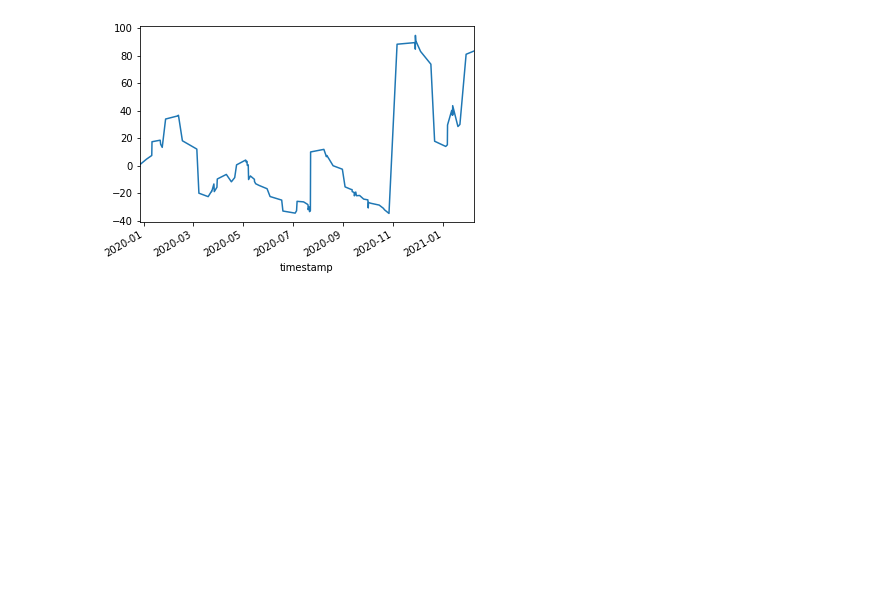
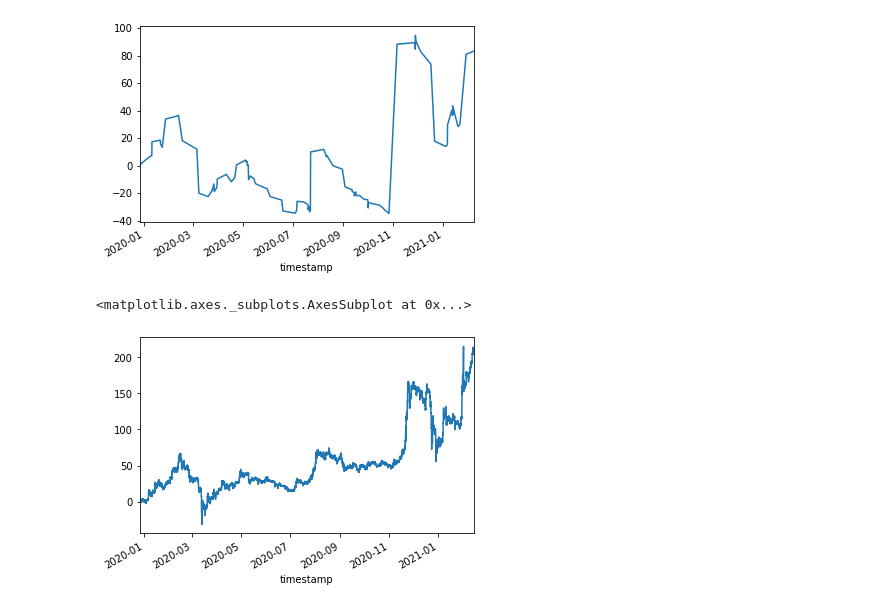
Before and after one commit to giuliovv/cryptotrading, a Jupyter notebook: examples/data_exploration.ipynb, the cells around one changed output. Drawn from its saved outputs; the diff is of its cells as text; code cells hidden in the pictures; blank space fills up the shorter version.

Commit message:
Fix ultimate oscillator

```diff
--- a/examples/data_exploration.ipynb
+++ b/examples/data_exploration.ipynb
@@ -25,6 +27,7 @@ technical.macd(df.close, 10000, 1000, getgains=True, commissions=0.005).cumsum()
 <matplotlib.axes._subplots.AxesSubplot at 0x...>
 [figure]
 # %%
-# there are duplicate indexes
-df = df.drop(df[df.index.duplicated()].index)
-gains = technical.ultimate(df.close, df.low, df.high, days=7, get=True, commissions=0.005)
+technical.ultimate(df.close, df.low, df.high, buylevel=30, selllevel=70, days=7, getgains=True, commissions=0).cumsum().plot()
+# %% [output]
+<matplotlib.axes._subplots.AxesSubplot at 0x...>
+[figure, added]
```
Also changed, not shown: parts of 1 cell of this notebook, 1 other file.
